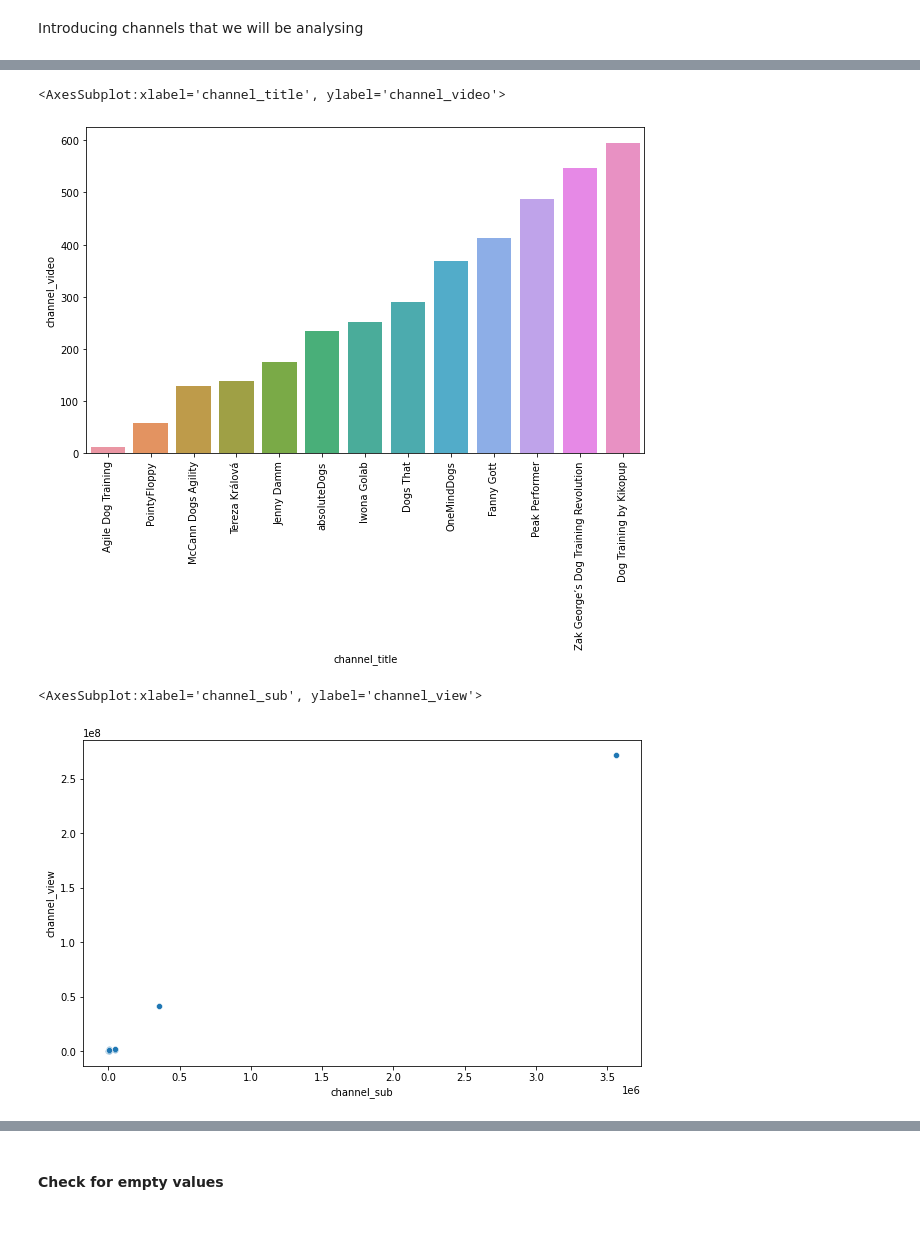
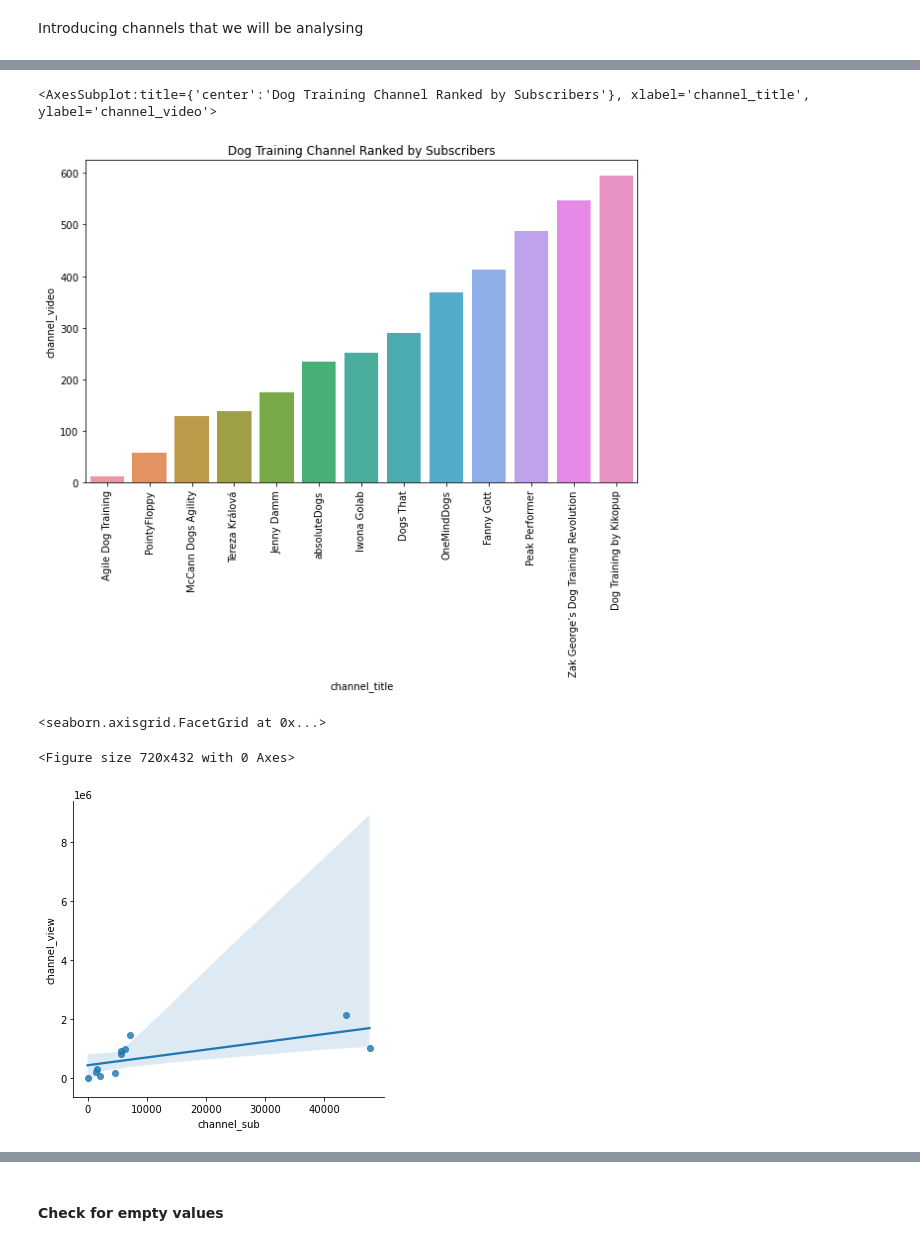
Before and after one commit to krisgch/dsi_foundation_youtube_eda, a Jupyter notebook: youtube_EDA.ipynb, the cells around one changed output, grey strips where cells are left out. Cells and saved outputs as stored; diff of their text form; code cells hidden in the pictures.

```diff
--- a/youtube_EDA.ipynb
+++ b/youtube_EDA.ipynb
@@ -33,16 +43,19 @@ ch_df
 # %%
 plt.figure(figsize=(10,6))
 plt.xticks(rotation=90)
+plt.title('Dog Training Channel Ranked by Subscribers')
 sns.barplot(x='channel_title',y='channel_video',data = ch_df.sort_values('channel_video'))
 # %% [output]
-<AxesSubplot:xlabel='channel_title', ylabel='channel_video'>
+<AxesSubplot:title={'center':'Dog Training Channel Ranked by Subscribers'}, xlabel='channel_title', ylabel='channel_video'>
-[figure, old version]
+[figure, new version]
 # %%
+#excluding the top two outliers - we will investigate the channel sub vs channel views
 plt.figure(figsize=(10,6))
-sns.scatterplot(x='channel_sub', y='channel_view', data = ch_df)
+sns.lmplot(x='channel_sub', y='channel_view', data = ch_df.sort_values(by='channel_sub',ascending=True)[0:-2])
 # %% [output]
-<AxesSubplot:xlabel='channel_sub', ylabel='channel_view'>
+<seaborn.axisgrid.FacetGrid at 0x...>
+<Figure size 720x432 with 0 Axes>
-[figure, old version]
+[figure, new version]
 # %%
 df = pd.read_csv('video_df.csv')
 # %%
```
Also changed, not shown: parts of 18 cells of this notebook, 4 other files.
